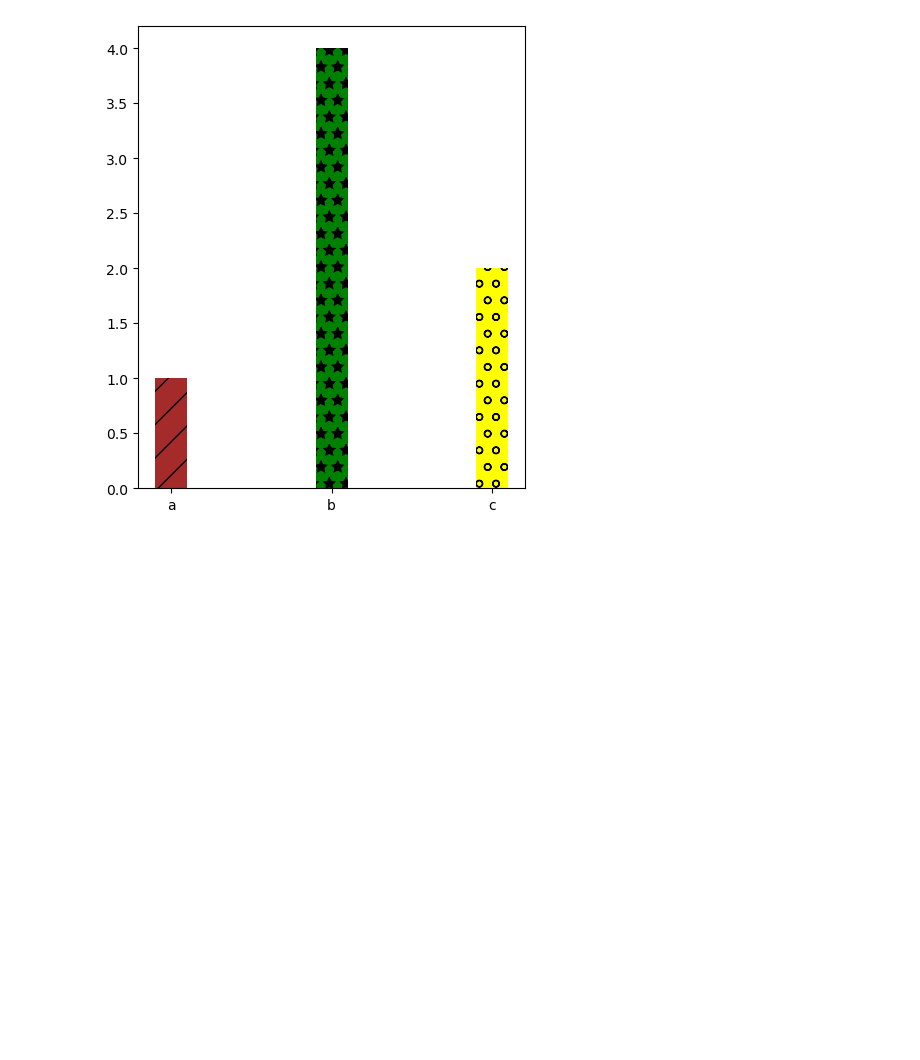
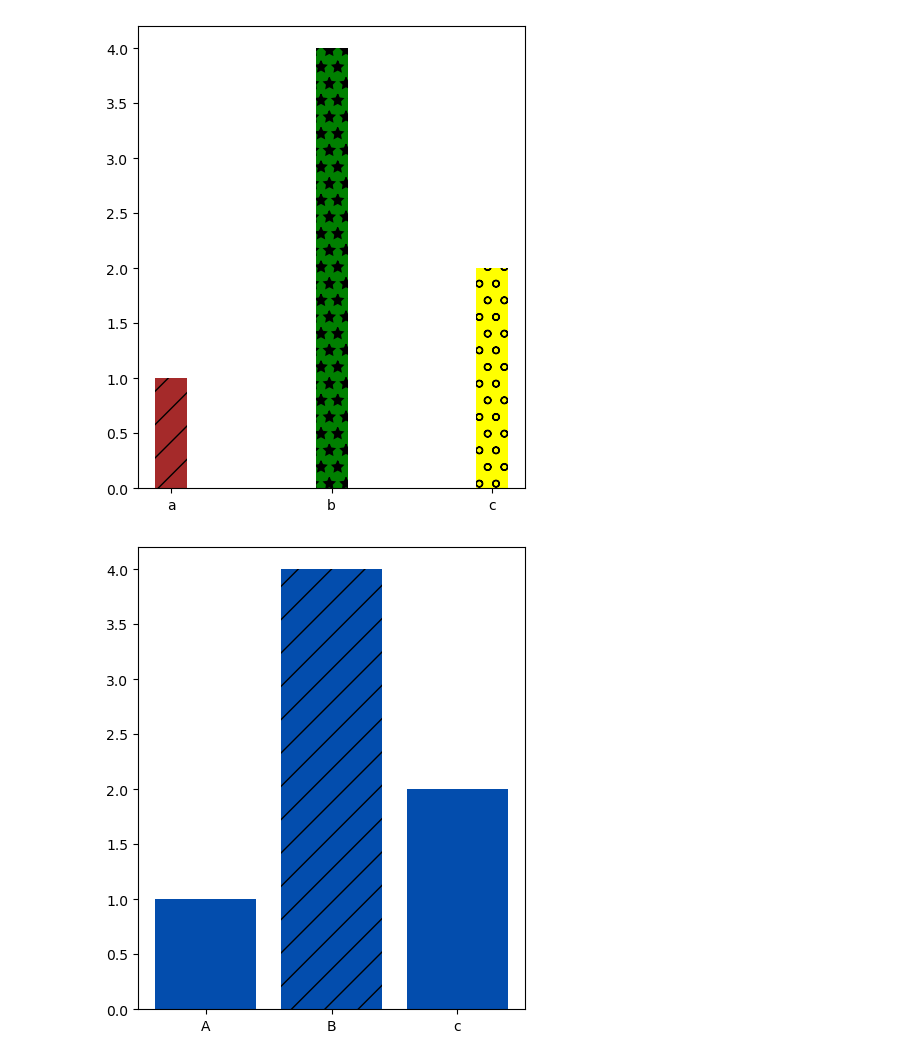
Before and after one commit to gehad-Ahmed30/Data-Analysis, a Jupyter notebook: Pandas/Visualization.ipynb, the cells around one changed output. Saved outputs shown, nothing was run; the diff lists cells and outputs as text; code cells hidden in the pictures; blank space fills up the shorter version.

```diff
--- a/Pandas/Visualization.ipynb
+++ b/Pandas/Visualization.ipynb
@@ -647,3 +649,10 @@ bars[2].set_hatch('o')
 plt.show()
 # %% [output]
 [figure]
+# %%
+labels=['A',"B","c"]
+values=[1,4,2]
+plt.bar(labels,values,color="#034dad")[1].set_hatch('/')
+plt.show()
+# %% [output]
+[figure, added]
```
Also changed, not shown: parts of 11 cells of this notebook, 2 other files.
